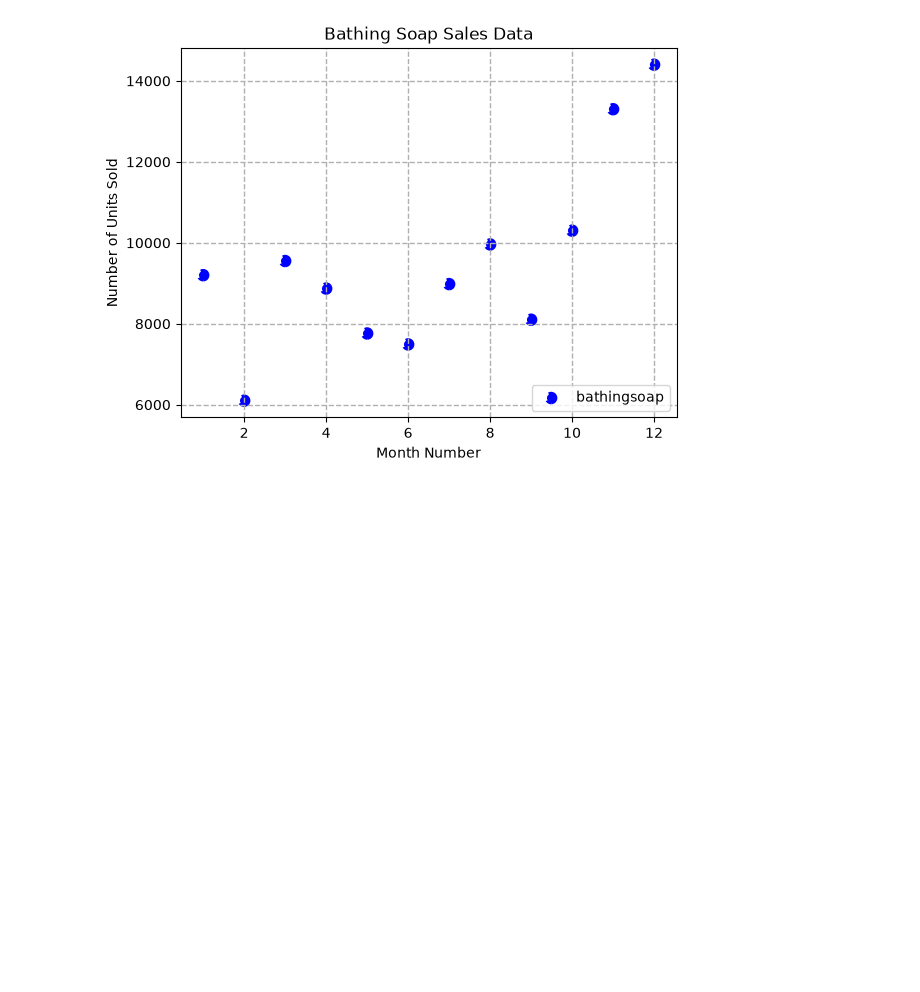
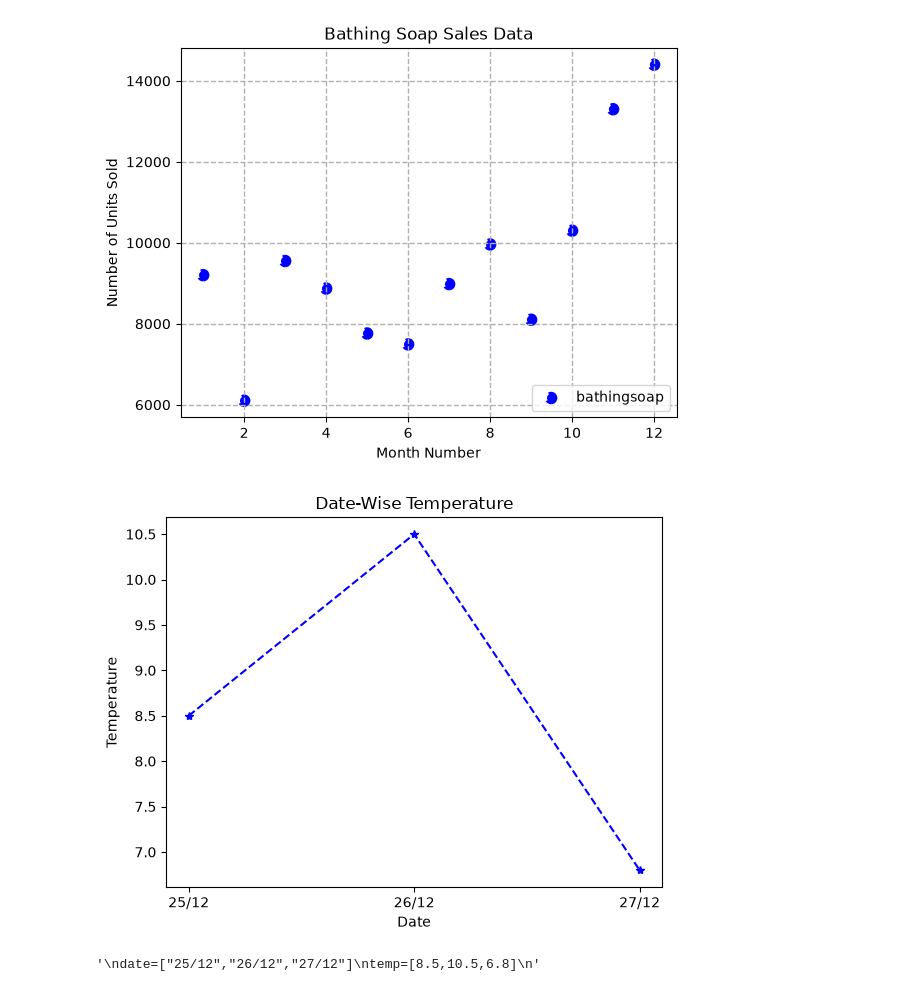
Before and after one commit to SuperSajid/SBA-386, a Jupyter notebook: SBA.ipynb, the cells around one changed output. Cells and saved outputs as stored; diff of their text form; code cells hidden in the pictures; blank space fills up the shorter version.

Commit message:
Date-Wise_Temp

```diff
--- a/SBA.ipynb
+++ b/SBA.ipynb
@@ -230,3 +230,22 @@ plt.legend(loc='lower right')
 plt.show()
 # %% [output]
 [figure]
+# %%
+x = np.array(["25/12","26/12","27/12"])
+y = np.array([8.5,10.5,6.8])
+
+plt.plot(x,y, linestyle ='--', color='blue', marker='*')
+
+plt.title('Date-Wise Temperature')
+plt.xlabel('Date')
+plt.ylabel('Temperature')
+
+plt.show()
+
+'''
+date=["25/12","26/12","27/12"]
+temp=[8.5,10.5,6.8]
+'''
+# %% [output]
+[figure, added]
+'\ndate=["25/12","26/12","27/12"]\ntemp=[8.5,10.5,6.8]\n'
```
Also changed, not shown: parts of 1 cell of this notebook.
